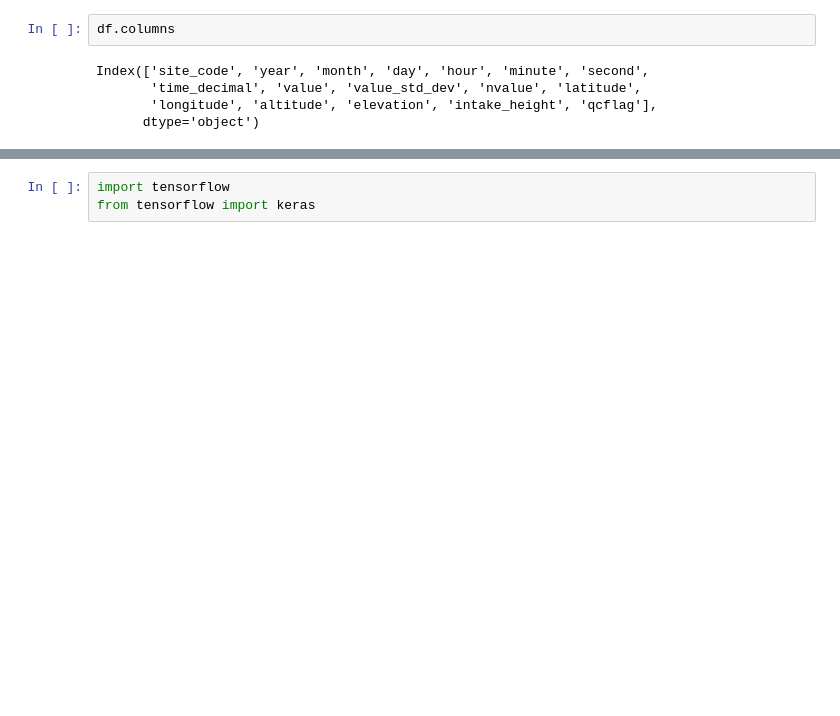
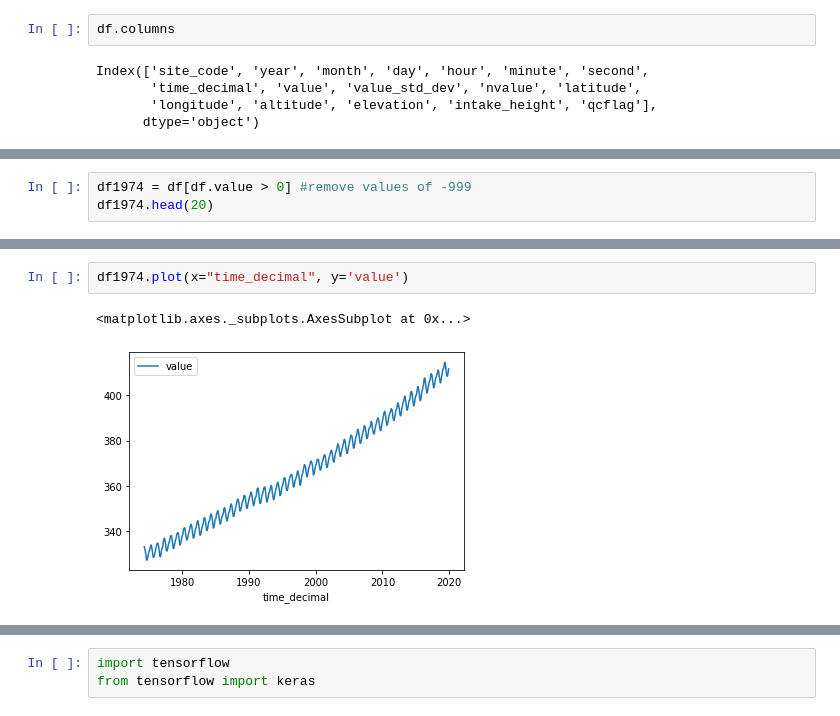
Before and after one commit to slpitz/RNNandGHGs, a Jupyter notebook: RNN_MaunaLoa_data.ipynb, the cells around one changed output, grey strips where cells are left out. Saved outputs shown, nothing was run; the diff lists cells and outputs as text; blank space fills up the shorter version.

```diff
--- a/RNN_MaunaLoa_data.ipynb
+++ b/RNN_MaunaLoa_data.ipynb
@@ -51,0 +50,3 @@ df.head()
+# %%
+df1974 = df[df.value > 0] #remove values of -999
+df1974.head(20)
@@ -51,0 +71,5 @@ df.head()
+# %%
+df1974.plot(x="time_decimal", y='value')
+# %% [output]
+<matplotlib.axes._subplots.AxesSubplot at 0x...>
+[figure, added]
```
Also changed, not shown: parts of 9 cells of this notebook.
